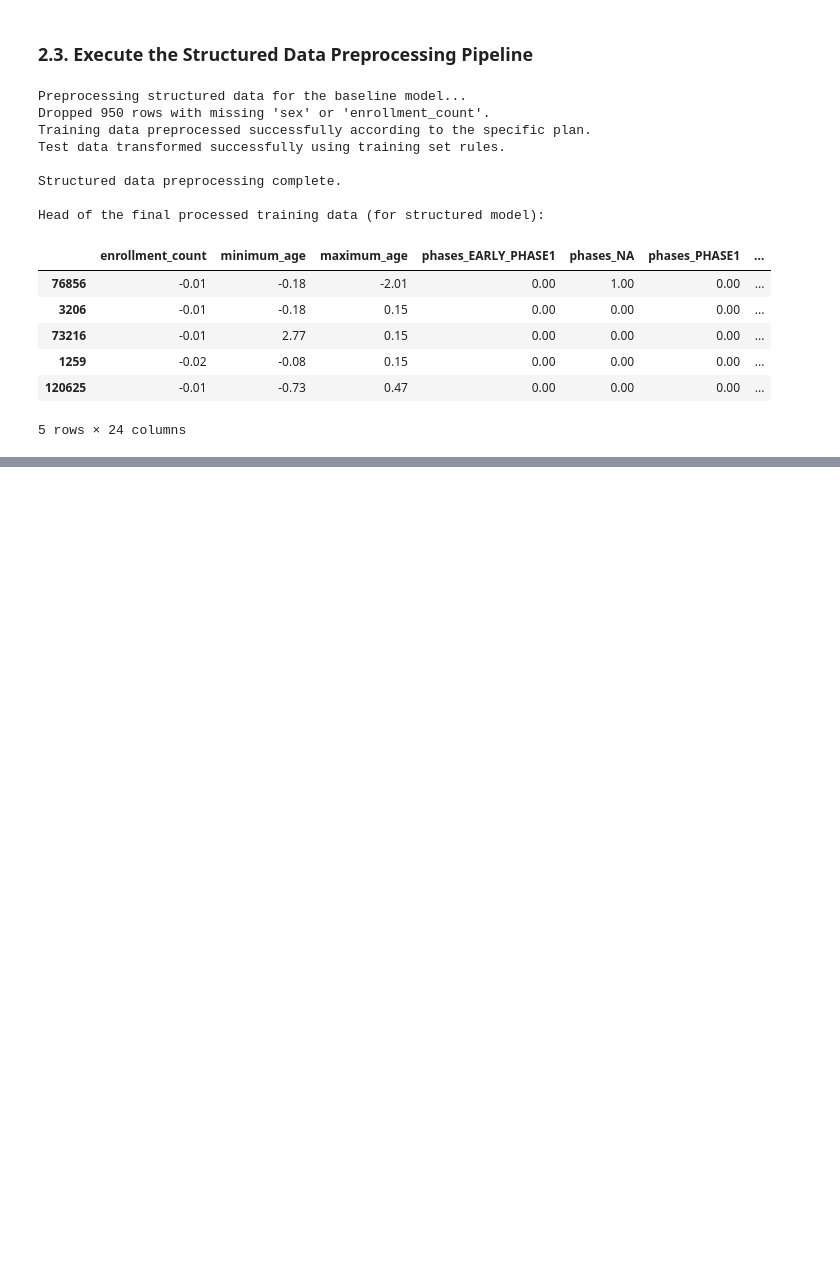
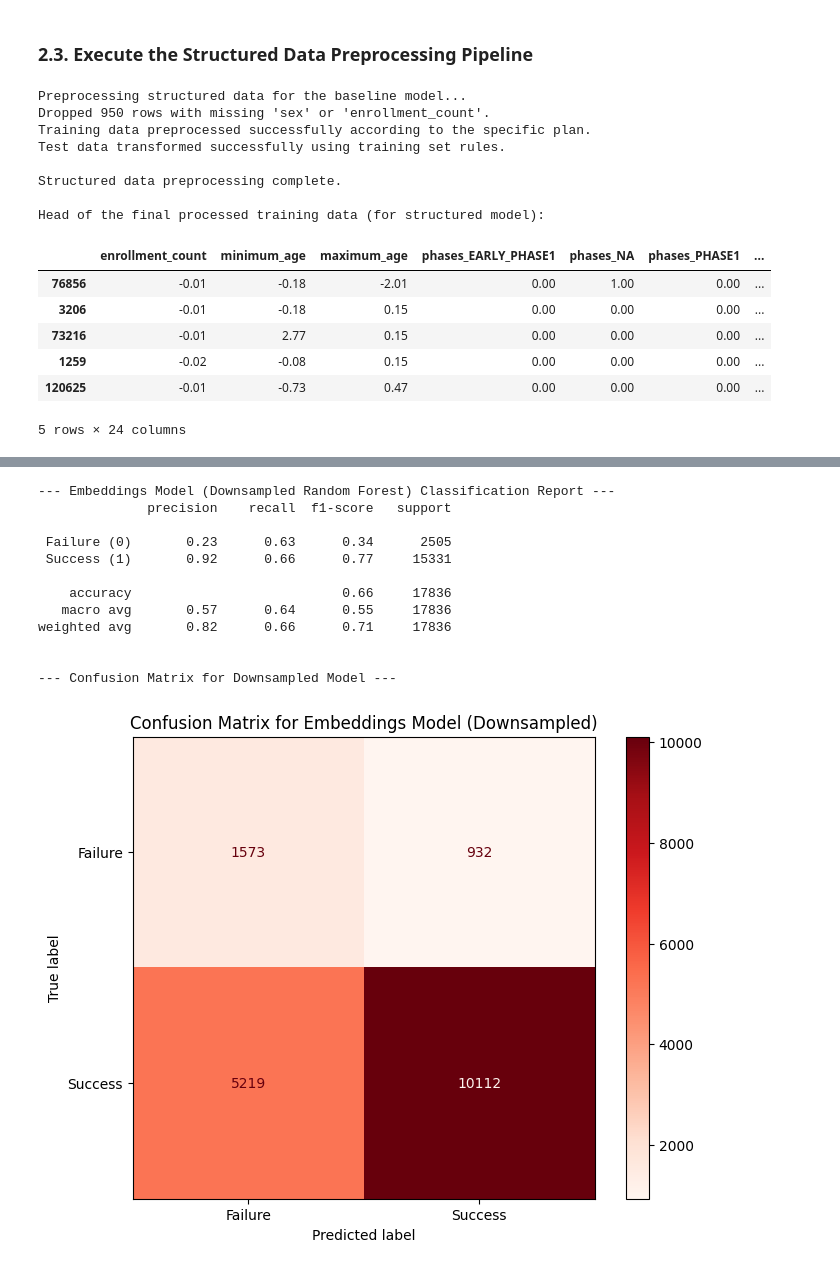
Before and after one commit to au-nlp/project-milestone-p2-group8, a Jupyter notebook: main.ipynb, the cells around one changed output, grey strips where cells are left out. Cells and saved outputs as stored; diff of their text form; code cells hidden in the pictures; blank space fills up the shorter version.

```diff
--- a/main.ipynb
+++ b/main.ipynb
@@ -478,0 +817,34 @@ This structure is clean, tells a compelling story of investigation and discovery
+# %%
+# --- 4.8. Evaluate the Downsampled Model ---
+
+print("\n--- Embeddings Model (Downsampled Random Forest) Classification Report ---")
+report_downsampled = classification_report(y_test_emb, y_pred_downsampled, target_names=['Failure (0)', 'Success (1)'])
+print(report_downsampled)
+
+print("\n--- Confusion Matrix for Downsampled Model ---")
+with plt.style.context('default'):
+    fig, ax = plt.subplots(figsize=(8, 6))
+    ConfusionMatrixDisplay.from_predictions(
+        y_test_emb,
+        y_pred_downsampled,
+        ax=ax,
+        display_labels=['Failure', 'Success'],
+        cmap='Reds',
+        values_format='d'
+    )
+    plt.title("Confusion Matrix for Embeddings Model (Downsampled)")
+    plt.show()
+# %% [output]
+--- Embeddings Model (Downsampled Random Forest) Classification Report ---
+              precision    recall  f1-score   support
+
+ Failure (0)       0.23      0.63      0.34      2505
+ Success (1)       0.92      0.66      0.77     15331
+
+    accuracy                           0.66     17836
+   macro avg       0.57      0.64      0.55     17836
+weighted avg       0.82      0.66      0.71     17836
+
+
+--- Confusion Matrix for Downsampled Model ---
+[figure, added]
```
Also changed, not shown: parts of 35 cells of this notebook, 3 other files.
